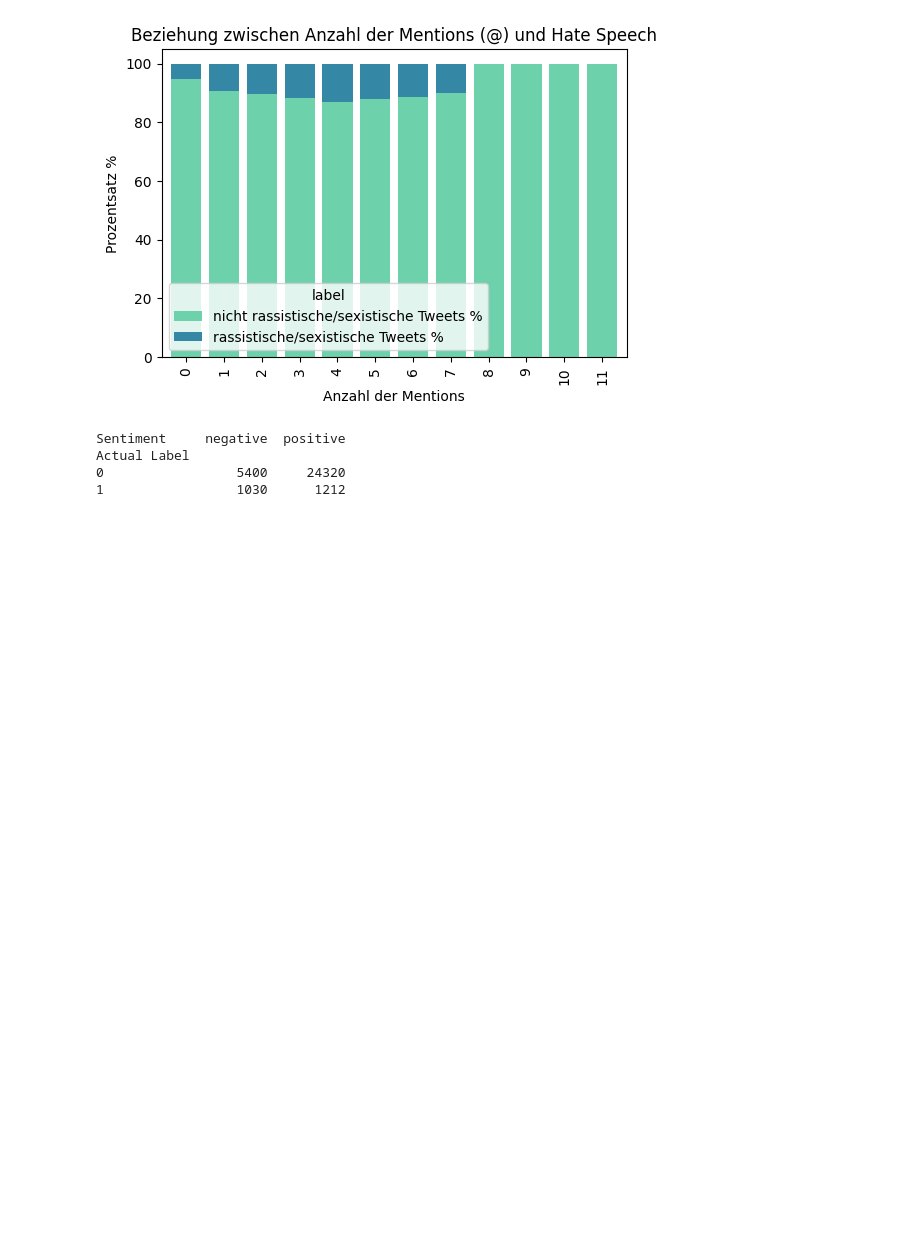
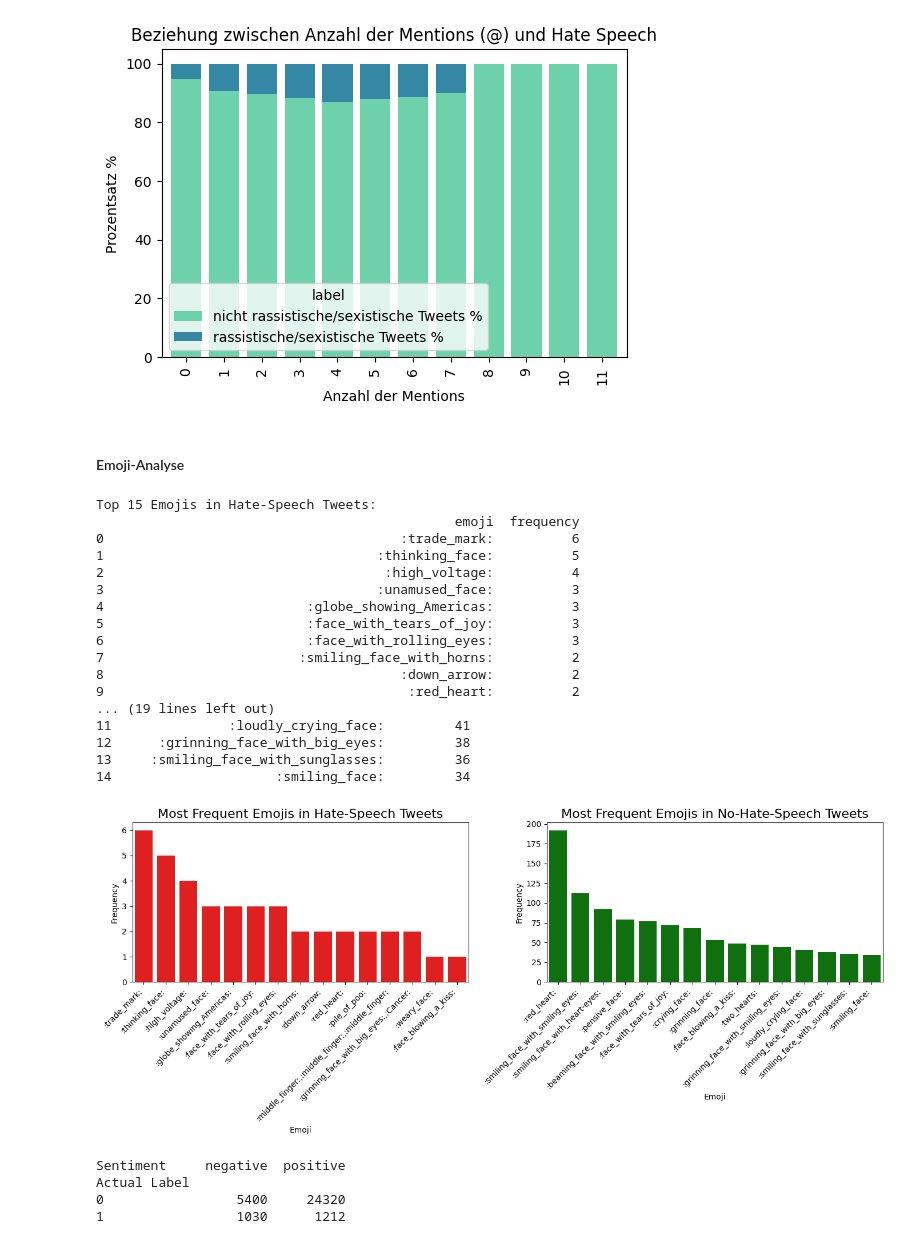
Before and after one commit to netGed/WebScience24, a Jupyter notebook: src/1. Explorative Analysis & Preprocessing/imran/data-expl_hate-speech.ipynb, the cells around one changed output. Saved outputs shown, nothing was run; the diff lists cells and outputs as text; code cells hidden in the pictures; blank space fills up the shorter version.

Commit message:
Emoji-Analyse (Vergleich zwischen der verwendeten Emojis in den beiden Klassen)

```diff
--- a/src/1. Explorative Analysis & Preprocessing/imran/data-expl_hate-speech.ipynb
+++ b/src/1. Explorative Analysis & Preprocessing/imran/data-expl_hate-speech.ipynb
@@ -602,6 +601,69 @@ Wichtigste Erkenntnisse:
 - Höchster Prozentsatz von nicht rassistischen/sexistischen Tweets bei Mention-Zahl: 100.0 bei Mention-Zahl 8
 - Höchster Prozentsatz von rassistischen/sexistischen Tweets bei Mention-Zahl: 12.979351032448378 bei Mention-Zahl 4
 [figure]
+# %% [markdown]
+#### Emoji-Analyse
+# %%
+train_cleaned_data['emojis'] = train_cleaned_data['emojis'].fillna("")
+
+train_cleaned_data['emojis_split'] = train_cleaned_data['emojis'].apply(lambda x: [emoji.strip() for emoji in x.split(';') if emoji.strip()] if x else [])
+
+hate_speech_emojis = train_cleaned_data[train_cleaned_data['label'] == 1]['emojis_split'].explode()
+hate_speech_emojis = hate_speech_emojis[hate_speech_emojis != '[]']  # Entfernen von leeren Listen/Strings
+hate_speech_emoji_freq = FreqDist(hate_speech_emojis).most_common(15)
+hate_speech_emoji_df = pd.DataFrame(hate_speech_emoji_freq, columns=['emoji', 'frequency'])
+
+no_hate_speech_emojis = train_cleaned_data[train_cleaned_data['label'] == 0]['emojis_split'].explode()
+no_hate_speech_emojis = no_hate_speech_emojis[no_hate_speech_emojis != '[]']  # Entfernen von leeren Listen/Strings
+no_hate_speech_emoji_freq = FreqDist(no_hate_speech_emojis).most_common(15)
+no_hate_speech_emoji_df = pd.DataFrame(no_hate_speech_emoji_freq, columns=['emoji', 'frequency'])
+
+print("Top 15 Emojis in Hate-Speech Tweets:")
+print(hate_speech_emoji_df)
+
+print("\nTop 15 Emojis in No-Hate-Speech Tweets:")
+print(no_hate_speech_emoji_df)
+
+# Visualisierung
+plt.figure(figsize=(14, 6))
+
+# Subplot 1: Hate-Speech Emojis
+plt.subplot(1, 2, 1)
+sns.barplot(x='emoji', y='frequency', data=hate_speech_emoji_df, color='red')
+plt.title('Most Frequent Emojis in Hate-Speech Tweets', fontsize=16)
+plt.xlabel('Emoji')
+plt.ylabel('Frequency')
+plt.xticks(rotation=45, ha="right")
+
+# Subplot 2: No-Hate-Speech Emojis
+plt.subplot(1, 2, 2)
+sns.barplot(x='emoji', y='frequency', data=no_hate_speech_emoji_df, color='green')
+plt.title('Most Frequent Emojis in No-Hate-Speech Tweets', fontsize=16)
+plt.xlabel('Emoji')
+plt.ylabel('Frequency')
+plt.xticks(rotation=45, ha="right")
+
+plt.tight_layout()
+plt.show()
+# %% [output]
+Top 15 Emojis in Hate-Speech Tweets:
+                                              emoji  frequency
+0                                      :trade_mark:          6
+1                                   :thinking_face:          5
+2                                    :high_voltage:          4
+3                                   :unamused_face:          3
+4                          :globe_showing_Americas:          3
+5                          :face_with_tears_of_joy:          3
+6                          :face_with_rolling_eyes:          3
+7                         :smiling_face_with_horns:          2
+8                                      :down_arrow:          2
+9                                       :red_heart:          2
+... (19 lines left out)
+11               :loudly_crying_face:         41
+12      :grinning_face_with_big_eyes:         38
+13     :smiling_face_with_sunglasses:         36
+14                     :smiling_face:         34
+[figure, added]
 # %%
 # Crosstab zur Analyse der Verteilung von Sentiment in den beiden Klassen (rassistisch/sexistisch oder nicht)
 sentiment_vs_label = pd.crosstab(train_data['label'], train_data['Sentiment_Label'], rownames=['Actual Label'], colnames=['Sentiment'])
```
Also changed, not shown: parts of 7 cells of this notebook.
